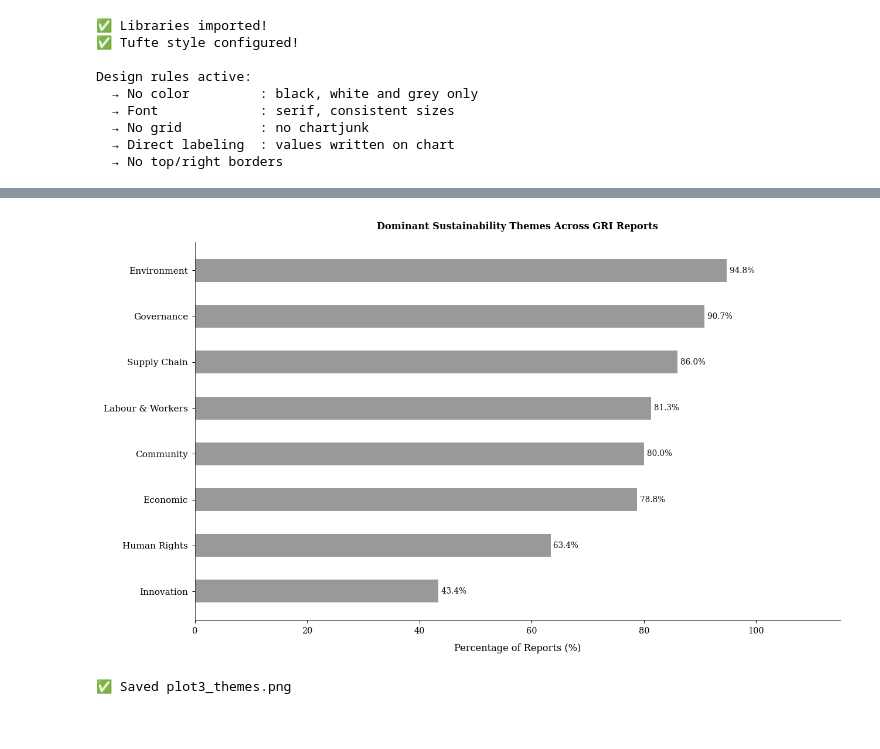
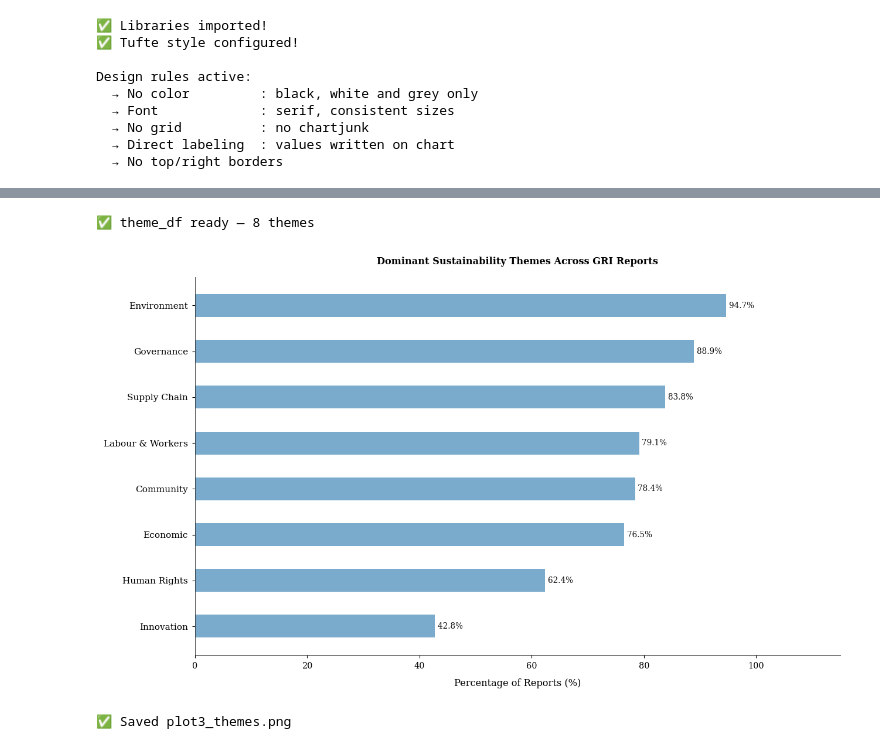
Before and after one commit to kundangiri/Data-Visualization, a Jupyter notebook: project.ipynb, the cells around one changed output, grey strips where cells are left out. Cells and saved outputs as stored; diff of their text form; code cells hidden in the pictures.

```diff
--- a/project.ipynb
+++ b/project.ipynb
@@ -88,6 +88,9 @@ MID     = '#555555'   # main data elements
 LIGHT   = '#999999'   # secondary elements
 XLIGHT  = '#CCCCCC'   # backgrounds, bands
 WHITE   = '#FFFFFF'   # box fills
+BAR     = '#2d3e50'   # bar fill — dark grey (primary bars)
+BAR2    = "#7aabcc"
+
 
 # ── Helper functions ──────────────────────────────────────────────
 def despine(ax):
@@ -399,3 +402,50 @@ env content environmental container packaging risk opportunity vision commitment
+# %%
+# Define themes and build theme_df first
+THEMES = {
+    'Environment'      : ['emission', 'carbon', 'greenhouse', 'biodiversity',
+                          'renewable', 'deforestation', 'recycling',
+                          'ecological', 'pollution', 'climate'],
+    'Labour & Workers' : ['occupational', 'workforce', 'absenteeism',
+                          'turnover', 'unionization', 'remuneration',
+                          'maternity', 'parental', 'harassment', 'injury'],
+    'Governance'       : ['audit', 'compliance', 'board', 'shareholder',
+                          'accountability', 'anticorruption', 'bribery',
+                          'whistleblower', 'fiduciary', 'oversight'],
+    'Community'        : ['philanthropy', 'volunteering', 'charitable',
+                          'indigenous', 'resettlement', 'livelihood',
+                          'grievance', 'consultation', 'displacement',
+                          'community'],
+    'Supply Chain'     : ['supplier', 'procurement', 'outsourcing',
+                          'subcontractor', 'traceability', 'sourcing',
+                          'vendor', 'tier', 'logistics', 'raw'],
+    'Human Rights'     : ['discrimination', 'forced', 'trafficking',
+                          'asylum', 'refugee', 'persecution',
+                          'exploitation', 'slavery', 'equality', 'gender'],
+    'Economic'         : ['profitability', 'dividend', 'shareholder',
+                          'taxation', 'fiscal', 'revenue', 'ebitda',
+                          'macroeconomic', 'gdp', 'expenditure'],
+    'Innovation'       : ['patent', 'prototype', 'digitalization',
+                          'automation', 'blockchain', 'startup',
+                          'incubation', 'rd', 'disruptive', 'innovation']
+}
+MIN_MATCHES = 2
+
+theme_counts = {theme: 0 for theme in THEMES}
+for text in df['clean_text']:
+    words = set(text.split())
+    for theme, keywords in THEMES.items():
+        if len(words.intersection(set(keywords))) >= MIN_MATCHES:
+            theme_counts[theme] += 1
+
+theme_df = pd.DataFrame({
+    'Theme'     : list(theme_counts.keys()),
+    'Documents' : list(theme_counts.values()),
+    'Pct'       : [v / len(df) * 100 for v in theme_counts.values()]
+}).sort_values('Documents', ascending=False)
+
+print(f"✅ theme_df ready — {len(theme_df)} themes")
+# %% [output]
+✅ theme_df ready — 8 themes
 # %%
 # Cell 7 Figure 3 — Theme Frequency Bar Chart
 # Tufte fixes:
@@ -412,39 +462,39 @@ fig, ax = plt.subplots(figsize=(10, 6))
 # Lighter bars — no borders
 ax.barh(theme_plot['Theme'],
         theme_plot['Pct'],
-        color=LIGHT,        # ✅ lighter than before
+        color=BAR2,        # ✅ lighter than before
         edgecolor='none',
         height=0.5)          # ✅ slightly thinner bars
 
 # Smaller font labels
 for _, row in theme_plot.iterrows():
     ax.text(row['Pct'] + 0.5,
             row['Theme'],
             f"{row['Pct']:.1f}% ",
             va='center', ha='left',
             fontsize=7.5,    # ✅ smaller font
             color=DARK)
 
 ax.set_xlim(0, 115)
 ax.set_xlabel('Percentage of Reports (%)', fontsize=9, labelpad=8)
 
 # Short title — no "Figure 3"
 ax.set_title('Dominant Sustainability Themes Across GRI Reports',
              fontsize=9, pad=12)
 
 ax.tick_params(axis='y', labelsize=8.5)  # ✅ smaller tick font
 ax.tick_params(axis='x', labelsize=8)
 
 # Thin axes only
 ax.spines['left'].set_linewidth(0.5)
 ax.spines['bottom'].set_linewidth(0.5)
 
 despine(ax)
 
 plt.tight_layout()
 plt.savefig(os.path.join(OUTPUT_FOLDER, 'plot3_themes.png'), bbox_inches='tight')
 plt.show()
 print("✅ Saved plot3_themes.png")
 # %% [output]
-[figure, old version]
+[figure, new version]
 ✅ Saved plot3_themes.png
```
Also changed, not shown: parts of 6 cells of this notebook, 1 other file.
